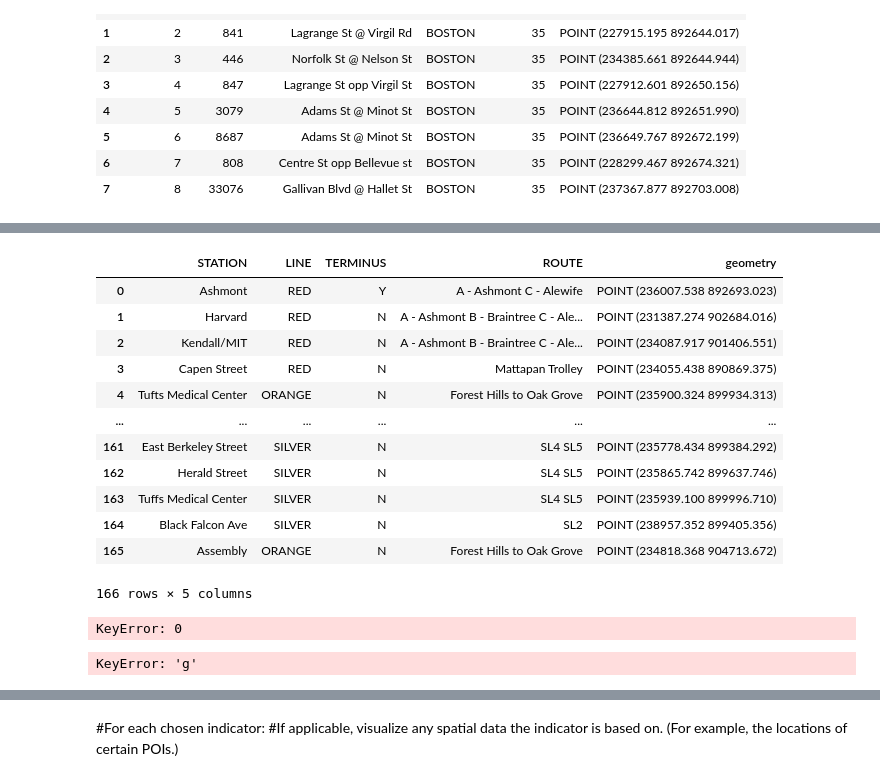
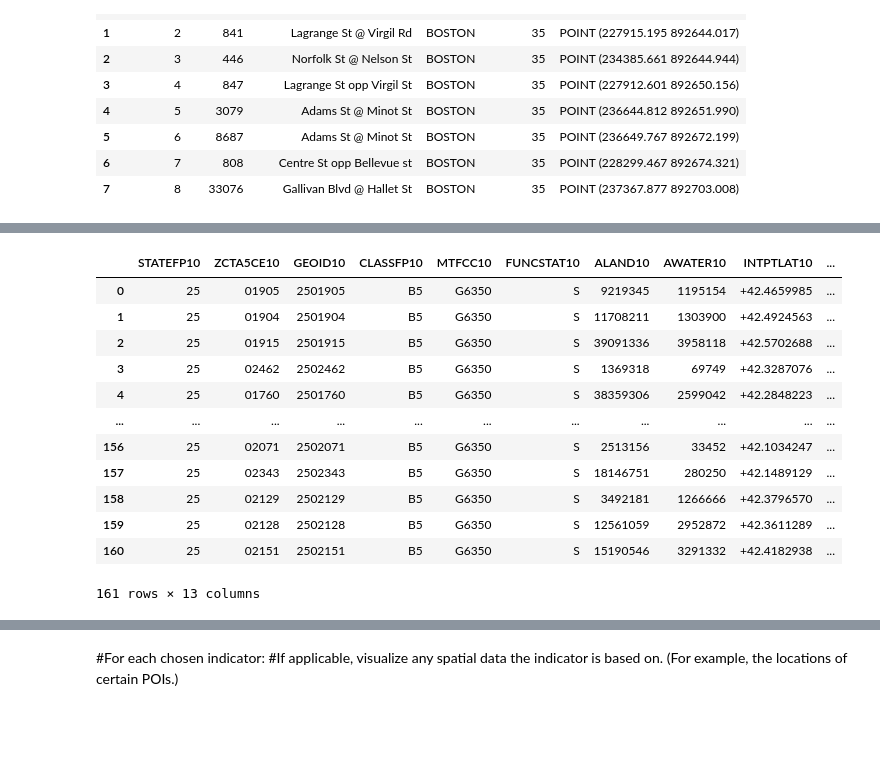
Before and after one commit to finashort/uep239-final-project, a Jupyter notebook: UEP239Final.ipynb, the cells around one changed output, grey strips where cells are left out. Cells and saved outputs as stored; diff of their text form; code cells hidden in the pictures; blank space fills up the shorter version.

```diff
--- a/UEP239Final.ipynb
+++ b/UEP239Final.ipynb
@@ -213,29 +260,27 @@ IndexingError: Unalignable boolean Series provided as indexer (index of the bool
 # %%
-#Summarize the indicator values (like population density) for each ZCTA in the study area.
-
-#writing a loop that will retain all points that have been found in a Boston zip code polygon
-for point in tpoints:
-    for polygon in zcta_boston:
-        if point.within(zcta_boston['geometry'].iloc[polygon]):
+#2) Summarize the indicator values of T points for each ZCTA in the study area.
+joined_ts = gpd.sjoin(tpoints, zcta_boston, how='left', op='intersects')
+#Group by number of stations per zip code
+ts_perzip = joined_ts.groupby('ZCTA5CE10')[['STATION']].nunique().reset_index() #double square brackets for df
+#ts_perzip.sort_values(by='nunique',ascending=False)
+ts_perzip.rename(columns={'STATION':'station_count'},inplace=True)
+#need to join back to zip codes df
+zcta_boston = zcta_boston.merge(ts_perzip, how='left', on='ZCTA5CE10')
+#in station_count replace NaNs with 0
+zcta_boston['station_count'] = zcta_boston['station_count'].fillna(0)
+#take a look at new df to be used for visuals
+zcta_boston
 # %% [output]
-|  | STATION | LINE | TERMINUS | ROUTE | geometry |
-| 0 | Ashmont | RED | Y | A - Ashmont C - Alewife | POINT (236007.538 892693.023) |
-| 1 | Harvard | RED | N | A - Ashmont B - Braintree C - Ale... | POINT (231387.274 902684.016) |
-| 2 | Kendall/MIT | RED | N | A - Ashmont B - Braintree C - Ale... | POINT (234087.917 901406.551) |
-| 3 | Capen Street | RED | N | Mattapan Trolley | POINT (234055.438 890869.375) |
-| 4 | Tufts Medical Center | ORANGE | N | Forest Hills to Oak Grove | POINT (235900.324 899934.313) |
-| ... | ... | ... | ... | ... | ... |
-| 161 | East Berkeley Street | SILVER | N | SL4 SL5 | POINT (235778.434 899384.292) |
-| 162 | Herald Street | SILVER | N | SL4 SL5 | POINT (235865.742 899637.746) |
-| 163 | Tuffs Medical Center | SILVER | N | SL4 SL5 | POINT (235939.100 899996.710) |
-| 164 | Black Falcon Ave | SILVER | N | SL2 | POINT (238957.352 899405.356) |
-| 165 | Assembly | ORANGE | N | Forest Hills to Oak Grove | POINT (234818.368 904713.672) |
+|  | STATEFP10 | ZCTA5CE10 | GEOID10 | CLASSFP10 | MTFCC10 | FUNCSTAT10 | ALAND10 | AWATER10 | INTPTLAT10 | ... |
+| 0 | 25 | 01905 | 2501905 | B5 | G6350 | S | 9219345 | 1195154 | +42.4659985 | ... |
+| 1 | 25 | 01904 | 2501904 | B5 | G6350 | S | 11708211 | 1303900 | +42.4924563 | ... |
+| 2 | 25 | 01915 | 2501915 | B5 | G6350 | S | 39091336 | 3958118 | +42.5702688 | ... |
+| 3 | 25 | 02462 | 2502462 | B5 | G6350 | S | 1369318 | 69749 | +42.3287076 | ... |
+| 4 | 25 | 01760 | 2501760 | B5 | G6350 | S | 38359306 | 2599042 | +42.2848223 | ... |
+| ... | ... | ... | ... | ... | ... | ... | ... | ... | ... | ... |
+| 156 | 25 | 02071 | 2502071 | B5 | G6350 | S | 2513156 | 33452 | +42.1034247 | ... |
+| 157 | 25 | 02343 | 2502343 | B5 | G6350 | S | 18146751 | 280250 | +42.1489129 | ... |
+| 158 | 25 | 02129 | 2502129 | B5 | G6350 | S | 3492181 | 1266666 | +42.3796570 | ... |
+| 159 | 25 | 02128 | 2502128 | B5 | G6350 | S | 12561059 | 2952872 | +42.3611289 | ... |
+| 160 | 25 | 02151 | 2502151 | B5 | G6350 | S | 15190546 | 3291332 | +42.4182938 | ... |
-166 rows × 5 columns
+161 rows × 13 columns
-# %%
-zcta_bostonmask = tpoints.within(zcta_boston.loc[0, 'geometry'])
-# %% [output]
-KeyError: 0
-# %%
-zcta_boston['geometry'[0]]
-# %% [output]
-KeyError: 'g'
```
Also changed, not shown: parts of 32 cells of this notebook.
